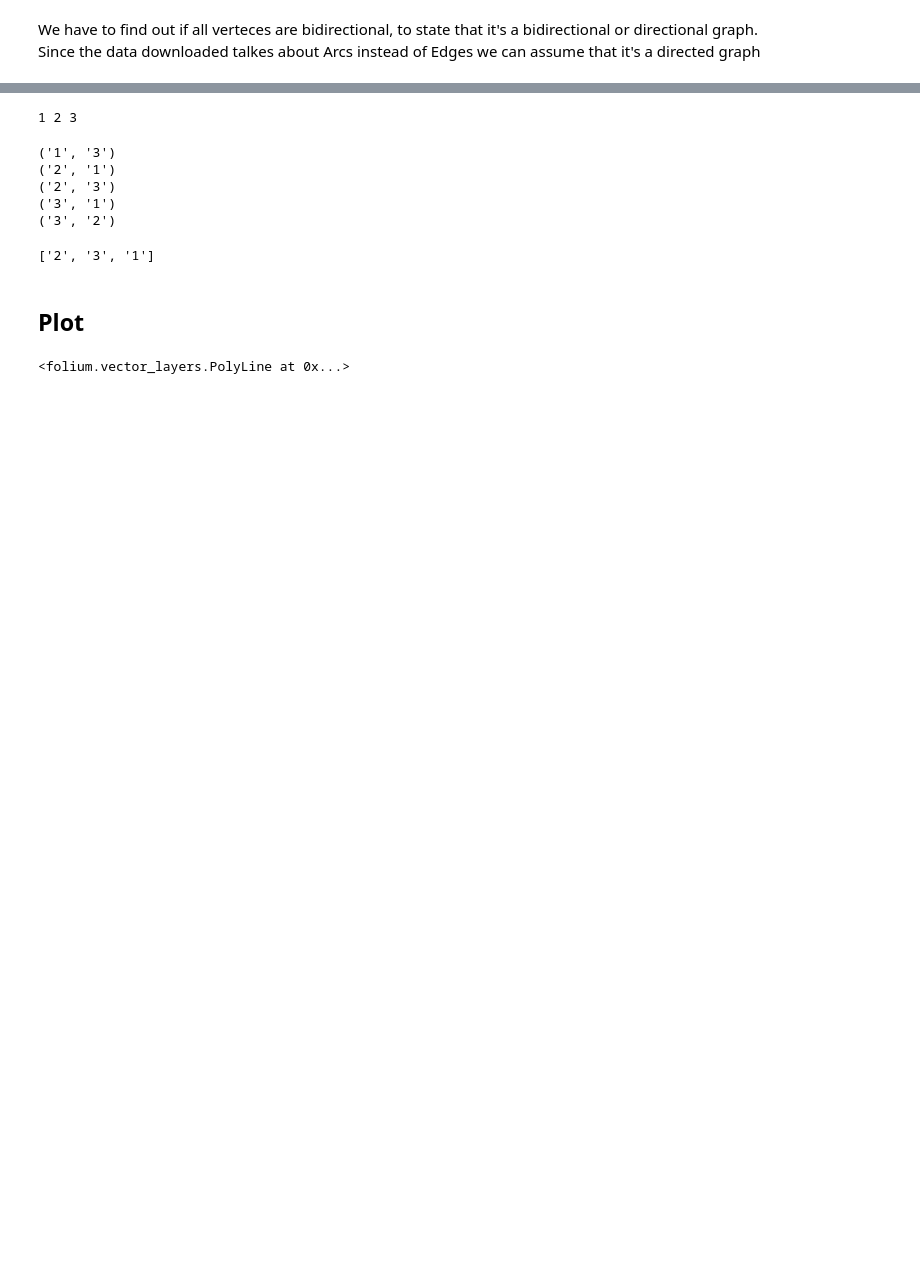
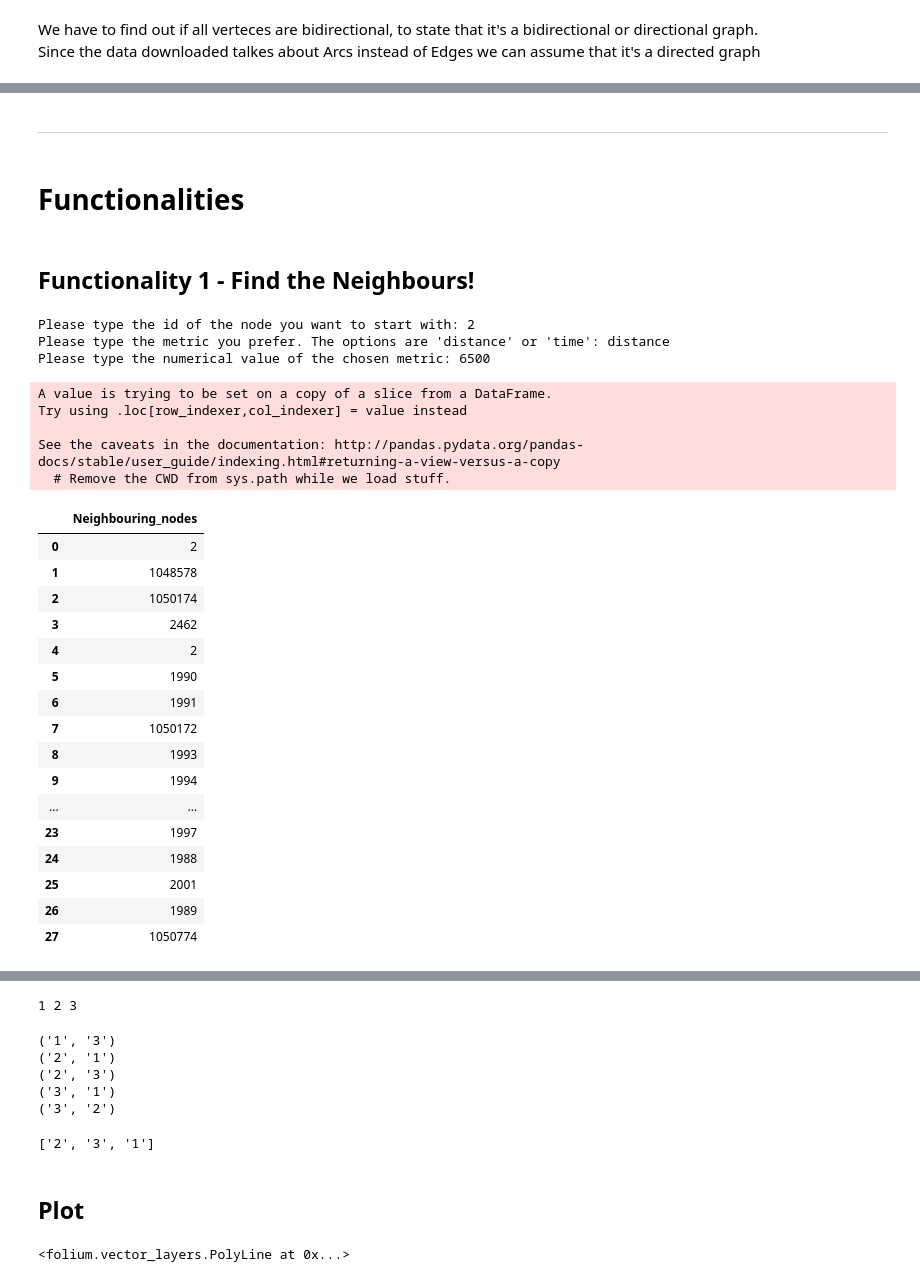
Before and after one commit to Debodeep94/ADM_HW_5, a Jupyter notebook: main.ipynb, the cells around one changed output, grey strips where cells are left out. Saved outputs shown, nothing was run; the diff lists cells and outputs as text; code cells hidden in the pictures; blank space fills up the shorter version.

```diff
--- a/Luca/main.ipynb
+++ b/main.ipynb
@@ -238,0 +214,79 @@ with open('adj_dic_net', 'wb') as fp:
+# %% [markdown]
+---------------------------------
+# %% [markdown]
+# Functionalities
+# %% [markdown]
+## Functionality 1 - Find the Neighbours!
+# %%
+v=int(input("Please type the id of the node you want to start with: "))
+metric=input("Please type the metric you prefer. The options are 'distance' or 'time': ")
+val=int(input("Please type the numerical value of the chosen metric: "))
+
+# If the user choose spatial distance...
+
+if (metric=="distance"):
+    def recursive_function(v,val,the_list):
+        df2 = distance[(distance.Id_Node1==v) & (distance.Distance <= val) & (~distance.Id_Node2.isin(the_list))]
+        df2['dist_left'] = val-df2['Distance']
+        the_list.extend(list(df2.Id_Node2))
+        n = df2[['Id_Node2','dist_left']].shape[0]
+        for i in range(n):
+            recursive_function(df2.iloc[i,1],df2.iloc[i,3],the_list) #applying the search recursively
+    def call_function(v,val):
+        the_list=[]
+        recursive_function(v,val,the_list)
+        the_list=[v]+the_list
+        neighbour=pd.DataFrame(the_list).reset_index(drop=True)
+        neighbour.columns=['Neighbouring_nodes']
+        return(neighbour)
+
+# If the user choose time...
+elif(metric=="time"):
+    def recursive_function(v,val,the_list):
+        df2 = travel[(travel.Id_Node1==v) & (travel['Time distance'] <= val) & (~travel.Id_Node2.isin(the_list))]
+        df2['dist_left'] = val-df2['Time distance']
+        the_list.extend(list(df2.Id_Node2))
+        n = df2[['Id_Node2','dist_left']].shape[0]
+        for i in range(n):
+            recursive_function(df2.iloc[i,1],df2.iloc[i,3],the_list) #applying the search recursively
+    def call_function(v,val):
+        the_list=[]
+        recursive_function(v,val,the_list)
+        the_list=[v]+the_list
+        neighbour=pd.DataFrame(df2,the_list).reset_index(drop=True)
+        neighbour.columns=['Neighbouring_nodes']
+        return(neighbour)
+else:
+    print("Wrong option chosen")
+
+# Check the code....
+# %% [output]
+Please type the id of the node you want to start with: 2
+Please type the metric you prefer. The options are 'distance' or 'time': distance
+Please type the numerical value of the chosen metric: 6500
+# %%
+neighbour=call_function(v,val)
+neighbour
+# %% [output]
+A value is trying to be set on a copy of a slice from a DataFrame.
+Try using .loc[row_indexer,col_indexer] = value instead
+
+See the caveats in the documentation: http://pandas.pydata.org/pandas-docs/stable/user_guide/indexing.html#returning-a-view-versus-a-copy
+  # Remove the CWD from sys.path while we load stuff.
+|  | Neighbouring_nodes |
+| 0 | 2 |
+| 1 | 1048578 |
+| 2 | 1050174 |
+| 3 | 2462 |
+| 4 | 2 |
+| 5 | 1990 |
+| 6 | 1991 |
+| 7 | 1050172 |
+| 8 | 1993 |
+| 9 | 1994 |
+| ... | ... |
+| 23 | 1997 |
+| 24 | 1988 |
+| 25 | 2001 |
+| 26 | 1989 |
+| 27 | 1050774 |
```
Also changed, not shown: parts of 36 cells of this notebook.
